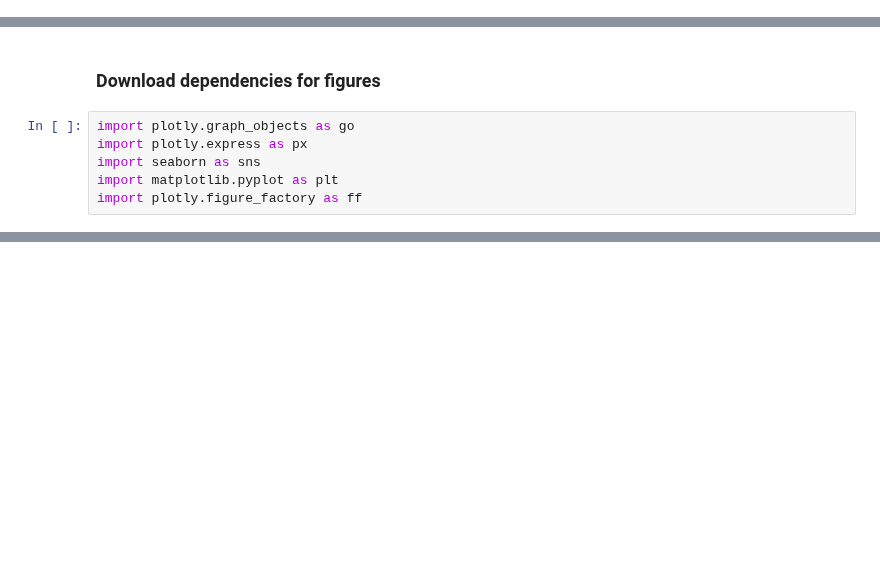
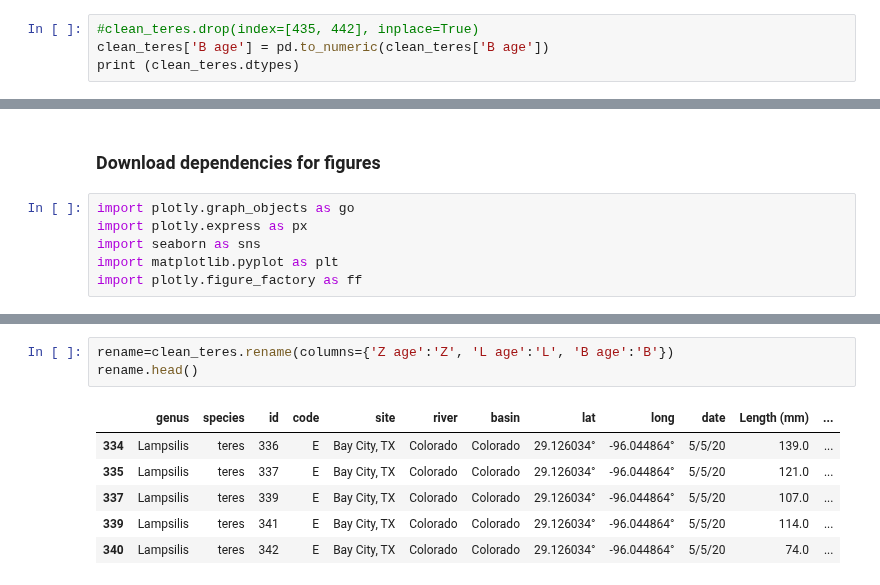
Before and after one commit to bhernan2/mussel_aging, a Jupyter notebook: aging_analysis.ipynb, the cells around one changed output, grey strips where cells are left out. Drawn from its saved outputs; the diff is of its cells as text; blank space fills up the shorter version.

```diff
--- a/aging_analysis.ipynb
+++ b/aging_analysis.ipynb
@@ -187,0 +111,4 @@ Name: species, dtype: int64
+# %%
+#clean_teres.drop(index=[435, 442], inplace=True)
+clean_teres['B age'] = pd.to_numeric(clean_teres['B age'])
+print (clean_teres.dtypes)
@@ -441,0 +188,10 @@ fig.show()
+# %%
+rename=clean_teres.rename(columns={'Z age':'Z', 'L age':'L', 'B age':'B'})
+rename.head()
+# %% [output]
+|  | genus | species | id | code | site | river | basin | lat | long | date | Length (mm) | ... |
+| 334 | Lampsilis | teres | 336 | E | Bay City, TX | Colorado | Colorado | 29.126034° | -96.044864° | 5/5/20 | 139.0 | ... |
+| 335 | Lampsilis | teres | 337 | E | Bay City, TX | Colorado | Colorado | 29.126034° | -96.044864° | 5/5/20 | 121.0 | ... |
+| 337 | Lampsilis | teres | 339 | E | Bay City, TX | Colorado | Colorado | 29.126034° | -96.044864° | 5/5/20 | 107.0 | ... |
+| 339 | Lampsilis | teres | 341 | E | Bay City, TX | Colorado | Colorado | 29.126034° | -96.044864° | 5/5/20 | 114.0 | ... |
+| 340 | Lampsilis | teres | 342 | E | Bay City, TX | Colorado | Colorado | 29.126034° | -96.044864° | 5/5/20 | 74.0 | ... |
```
Also changed, not shown: parts of 56 cells of this notebook.
